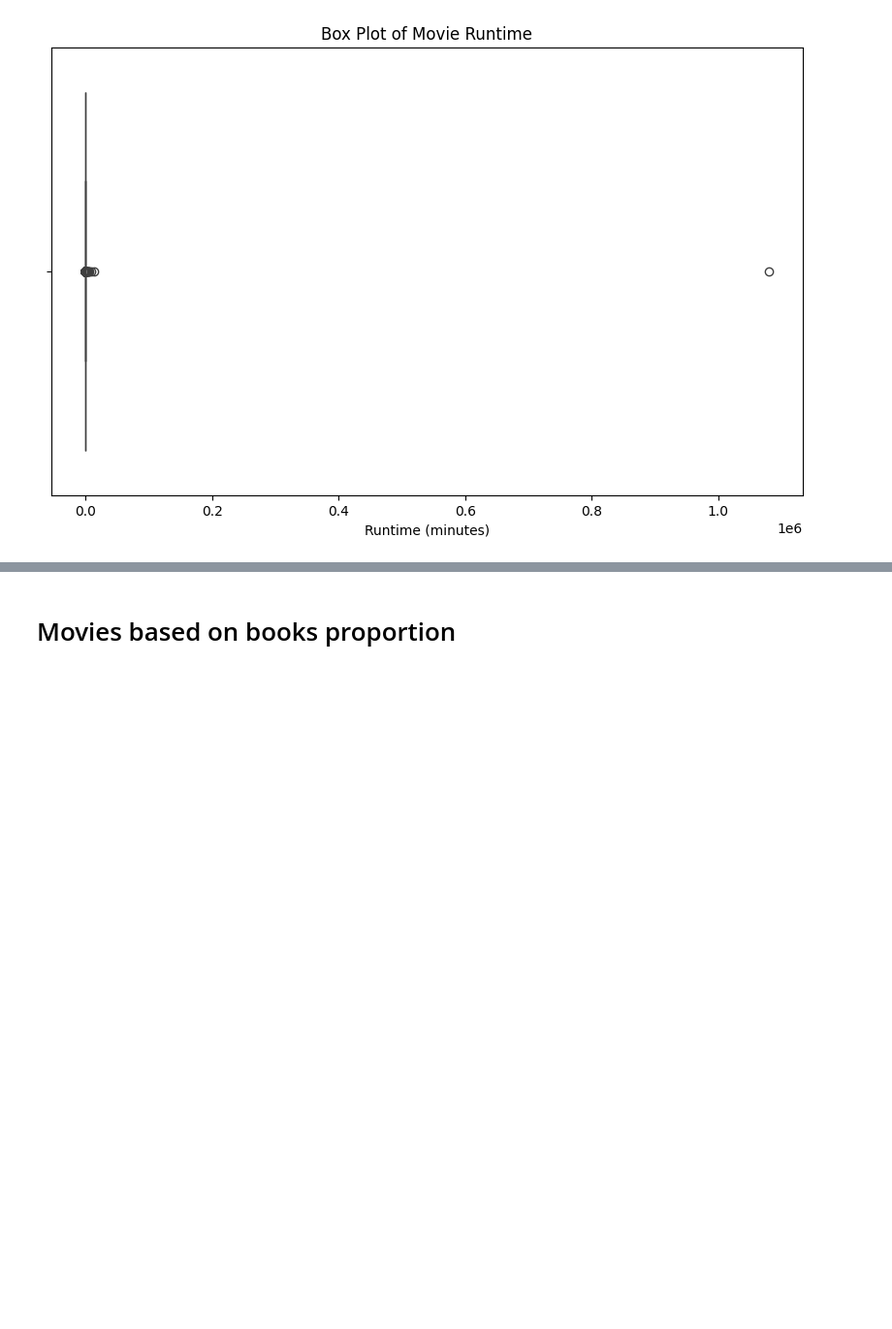
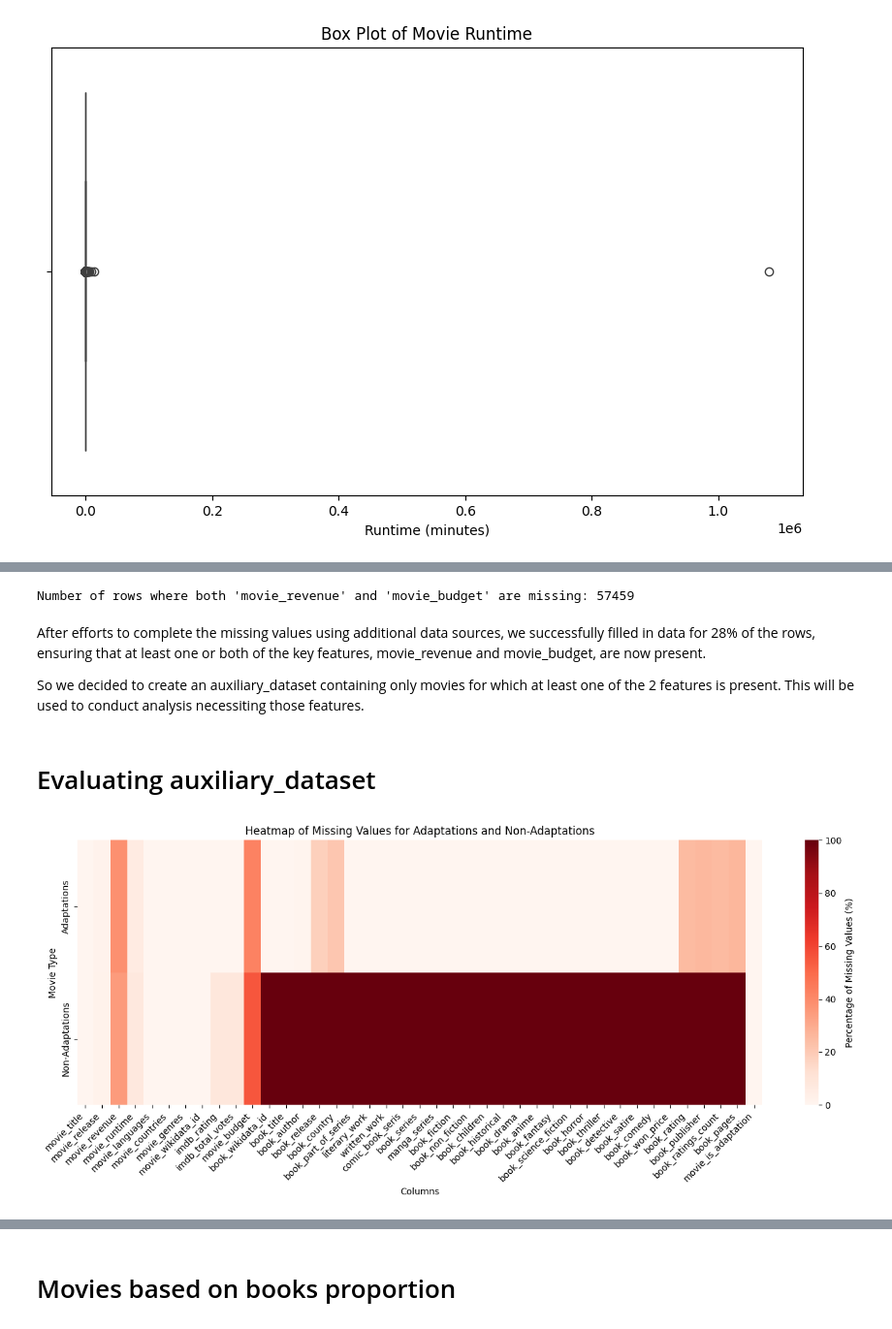
Before and after one commit to epfl-ada/ada-2024-project-ada212, a Jupyter notebook: cleaning_data.ipynb, the cells around one changed output, grey strips where cells are left out. Shown at 97% size. Cells and saved outputs as stored; diff of their text form; code cells hidden in the pictures; blank space fills up the shorter version.

Commit message:
results notebook propre et organisé. Cleaning_data used to test everything

```diff
--- a/cleaning_data.ipynb
+++ b/cleaning_data.ipynb
@@ -151,0 +181,7 @@ Since we have managed to improve our dataset for the budget and revenue feature
+# %%
+# Check for duplicate 'movie_wikidata_id' in the original dataset
+print("Number of duplicate 'movie_wikidata_id' in dataset:", dataset['movie_wikidata_id'].duplicated().sum())
+
+# Check for duplicate 'movie_wikidata_id' in the auxiliary dataset
+dataset_with_rev_budg=dataset_with_rev_budg.drop_duplicates(subset=['movie_wikidata_id'],keep='first')
+print("Number of duplicate 'movie_wikidata_id' in dataset_with_rev_budg:", dataset_with_rev_budg['movie_wikidata_id'].duplicated().sum())
@@ -151,0 +191,14 @@ Since we have managed to improve our dataset for the budget and revenue feature
+# %%
+# Fill missing values in 'movie_revenue' only where 'movie_wikidata_id' is not NaN
+dataset['movie_revenue'] = dataset['movie_revenue'].fillna(
+    dataset.loc[dataset['movie_wikidata_id'].notna()].set_index('movie_wikidata_id')['movie_revenue'].map(
+        dataset_with_rev_budg.set_index('movie_wikidata_id')['movie_revenue']
+    )
+)
+
+# Fill missing values in 'movie_budget' only where 'movie_wikidata_id' is not NaN
+dataset['movie_budget'] = dataset['movie_budget'].fillna(
+    dataset.loc[dataset['movie_wikidata_id'].notna()].set_index('movie_wikidata_id')['movie_budget'].map(
+        dataset_with_rev_budg.set_index('movie_wikidata_id')['movie_budget']
+    )
+)
@@ -152,14 +211,18 @@ Since we have managed to improve our dataset for the budget and revenue feature
 # %%
+# Use a left join to keep all rows from the original dataset and match data from the second dataset where possible
 dataset_merged = dataset.merge(
     dataset_with_rev_budg[['movie_wikidata_id', 'movie_revenue', 'movie_budget']],
     on='movie_wikidata_id',
-    how='right',
+    how='left',
     suffixes=('', '_df2')
 )
 
-dataset_merged['movie_revenue'] = dataset_merged['movie_revenue_df2']
-dataset_merged['movie_budget'] = dataset_merged['movie_budget_df2']
+# Fill in missing values in 'movie_revenue' and 'movie_budget' from the second dataset
+dataset_merged['movie_revenue'].fillna(dataset_merged['movie_revenue_df2'], inplace=True)
+dataset_merged['movie_budget'].fillna(dataset_merged['movie_budget_df2'], inplace=True)
 
+# Drop the temporary columns
 dataset_merged = dataset_merged.drop(columns=['movie_revenue_df2', 'movie_budget_df2'])
 
-dataset= dataset_merged
+# Update the main dataset
+dataset = dataset_merged
@@ -384,3 +272,15 @@ High outliers:
 Name: movie_runtime, dtype: float64
 # %%
 dataset.to_csv('dataset_intermediary.csv')
+# %%
+#Number of rows where both movie_revenue and movie_budget are missing
+num_missing_rows = dataset[(dataset['movie_revenue'].isna()) & (dataset['movie_budget'].isna())].shape[0]
+print(f"Number of rows where both 'movie_revenue' and 'movie_budget' are missing: {num_missing_rows}")
+# %% [output]
+Number of rows where both 'movie_revenue' and 'movie_budget' are missing: 57459
+# %% [markdown]
+After efforts to complete the missing values using additional data sources, we successfully filled in data for 28% of the rows, ensuring that at least one or both of the key features, movie_revenue and movie_budget, are now present.
+
+So we decided to create an auxiliary_dataset containing only movies for which at least one of the 2 features is present. This will be used to conduct analysis necessiting those features.
+# %%
+auxiliary_dataset = dataset.dropna(subset=['movie_revenue', 'movie_budget'], how='all')
@@ -386,0 +289,6 @@ dataset.to_csv('dataset_intermediary.csv')
+# %% [markdown]
+# Evaluating auxiliary_dataset
+# %%
+heatmap_missing_values(auxiliary_dataset)
+# %% [output]
+[figure, added]
```
Also changed, not shown: parts of 50 cells of this notebook, 2 other files.
